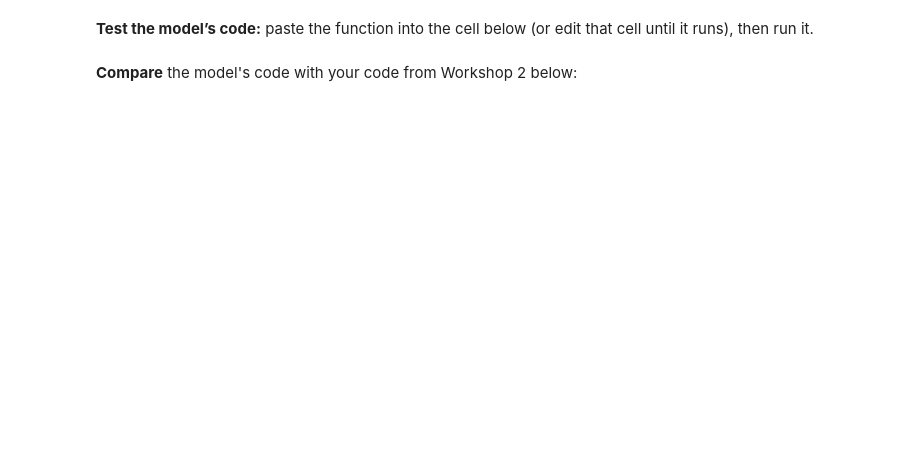
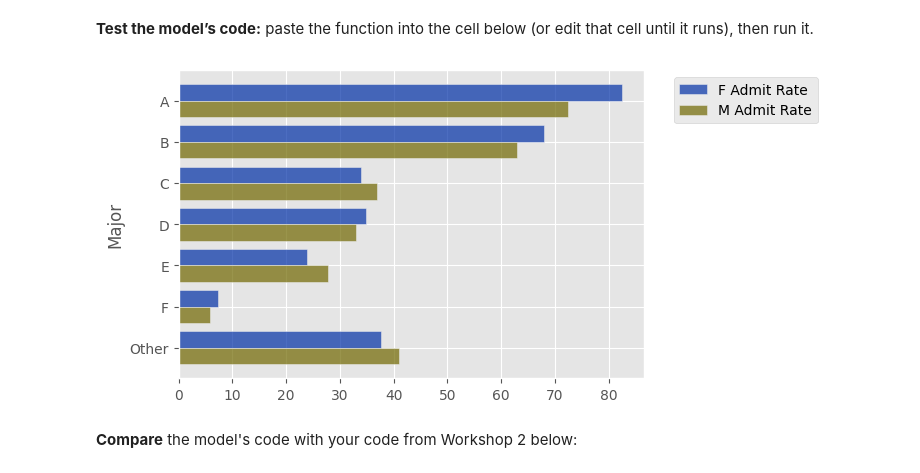
Before and after one commit to dubois-ctds/dubois-ctds.github.io, a Jupyter notebook: symposium/curriculum03/lab03_ai_blank.ipynb, the cells around one changed output. Cells and saved outputs as stored; diff of their text form; code cells hidden in the pictures; blank space fills up the shorter version.

```diff
--- a/symposium/curriculum03/lab03_ai_blank.ipynb
+++ b/symposium/curriculum03/lab03_ai_blank.ipynb
@@ -316,6 +522,37 @@ print(response.text)
 # %%
 #TODO: copy and paste the code from the LLM here
 # and see if the model correctly made the function that generates the correct bart chart.
+
+from datascience import Table
+
+def paradox_barh(cal_data):
+    admitted_students = cal_data.where('Admission', 'Admitted')
+
+    admitted_counts_pivot = admitted_students.pivot('Gender', 'Major')
+    total_applicants_pivot = cal_data.pivot('Gender', 'Major')
+
+    majors = total_applicants_pivot.column('Major')
+
+    f_admitted = admitted_counts_pivot.column('F')
+    m_admitted = admitted_counts_pivot.column('M')
+
+    f_total = total_applicants_pivot.column('F')
+    m_total = total_applicants_pivot.column('M')
+
+    f_admit_rates = (f_admitted / f_total) * 100
+    m_admit_rates = (m_admitted / m_total) * 100
+
+    admit_rates_for_plot = Table().with_columns(
+        'Major', majors,
+        'F Admit Rate', f_admit_rates,
+        'M Admit Rate', m_admit_rates
+    )
+
+    admit_rates_for_plot.barh('Major')
+
+paradox_barh(cal_data)
+# %% [output]
+[figure, added]
 # %% [markdown]
 **Compare** the model's code with your code from Workshop 2 below:
 # %%
```
Also changed, not shown: parts of 18 cells of this notebook, 2 other files.
